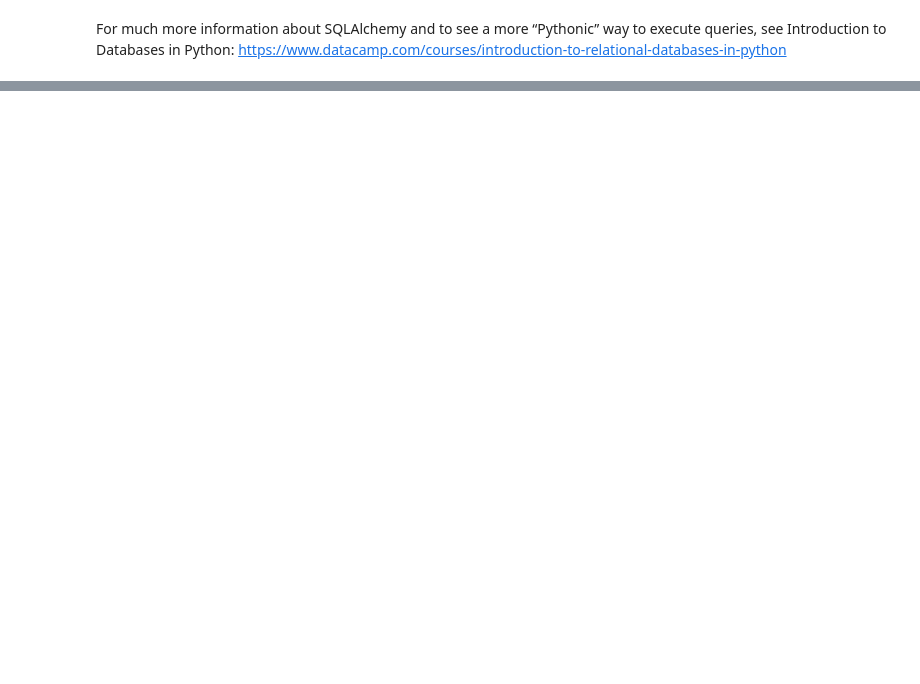
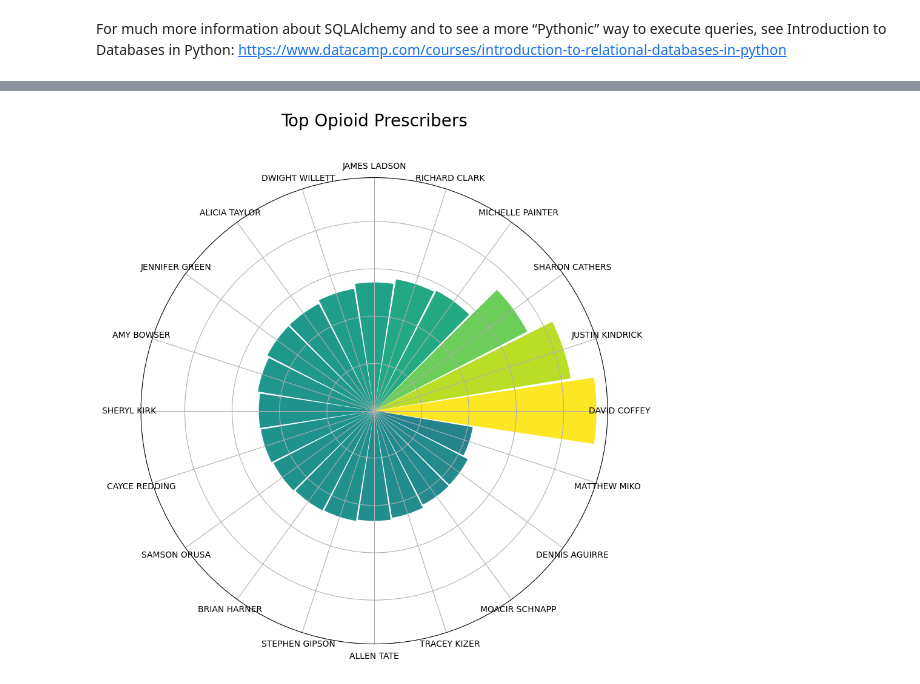
Before and after one commit to NSS-Data-Analytics-Cohort-12/prescribers-python-da12-v2-git-pushers, a Jupyter notebook: notebooks/prescribers.ipynb, the cells around one changed output, grey strips where cells are left out. Drawn from its saved outputs; the diff is of its cells as text; code cells hidden in the pictures; blank space fills up the shorter version.

```diff
--- a/notebooks/prescribers.ipynb
+++ b/notebooks/prescribers.ipynb
@@ -90,0 +133,40 @@ For much more information about SQLAlchemy and to see a more “Pythonic” way
+# %%
+# Sort your DataFrame by total_claims
+top_prescribers = top_prescribers.sort_values(by="total_claims", ascending=False)
+
+# Number of prescribers
+N = len(top_prescribers)
+
+# Create a figure
+plt.figure(figsize=(10, 10))
+
+# Create a list of angles for each bar
+angles = np.linspace(0, 2 * np.pi, N, endpoint=False).tolist()
+
+# Repeat the first value to close the circular graph
+angles += angles[:1]
+
+# Set up the plot
+ax = plt.subplot(111, polar=True)
+
+# Draw one bar per prescriber
+bars = ax.bar(angles[:-1], top_prescribers['total_claims'], width=0.3, color=plt.cm.viridis(top_prescribers['total_claims'] / float(max(top_prescribers['total_claims']))))
+
+# Add labels
+for angle, height in zip(angles, total_claims):
+    ax.text(x=angle, y=height + max(total_claims)*0.05, s=f'{int(height)}', ha='center', va='center')
+
+
+ax.set_xticks(angles[:-1])
+ax.set_xticklabels(top_prescribers['full_name'], fontsize=10)
+
+# Remove y-labels
+ax.set_yticklabels([])
+
+# Add a title
+plt.title("Top Opioid Prescribers", size=20, color='black', y=1.1)
+
+# Show the plot
+plt.show()
+# %% [output]
+[figure, added]
```
Also changed, not shown: parts of 10 cells of this notebook.
